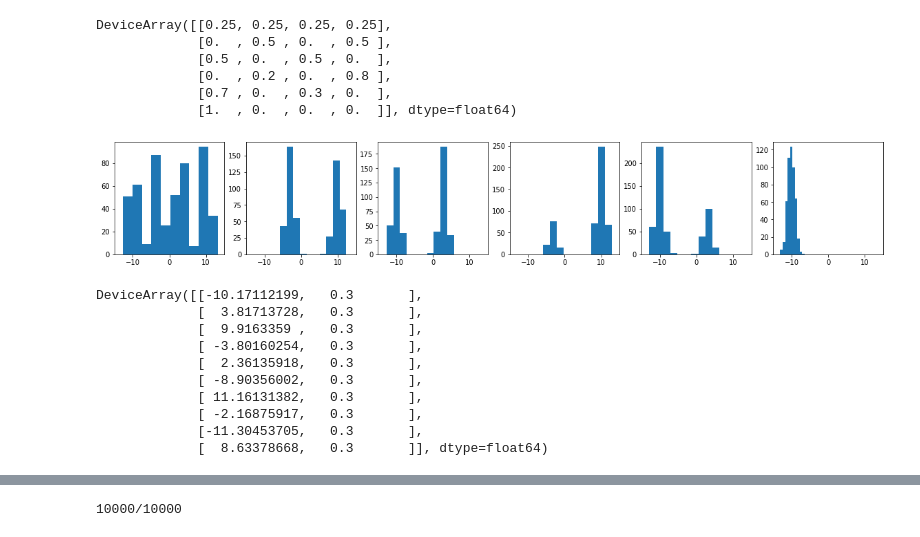
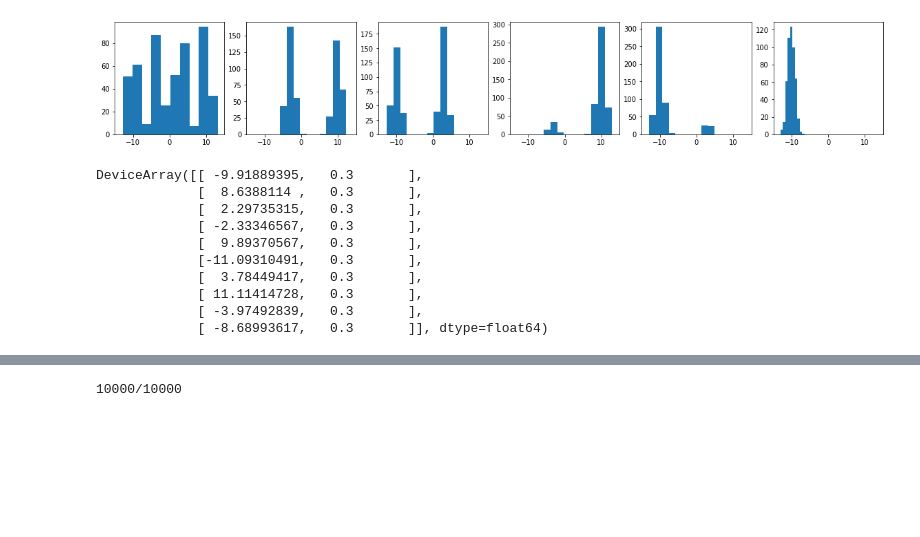
Before and after one commit to mberaha/nrmifactors, a Jupyter notebook: Simulation_1_mgp.ipynb, the cells around one changed output, grey strips where cells are left out. Drawn from its saved outputs; the diff is of its cells as text; code cells hidden in the pictures; blank space fills up the shorter version.

```diff
--- a/Simulation_1_mgp.ipynb
+++ b/Simulation_1_mgp.ipynb
@@ -34,8 +33,8 @@ probas = np.vstack(
     [np.ones(4),
      np.array([0.0, 1.0, 0.0, 1.0]),
      np.array([1.0, 0.0, 1.0, 0.0]),
-     np.array([0.0, 0.2, 0.0, 0.8]),
-     np.array([0.7, 0.0, 0.3, 0.0]),
+     np.array([0.0, 0.1, 0.0, 0.9]),
+     np.array([0.9, 0.0, 0.1, 0.0]),
      np.array([1.0, 0.0, 0.0, 0.0])
     ]
 )
@@ -50,19 +52,10 @@ data = tfd.Normal(means[clus], np.ones_like(clus, dtype=float)).sample(seed=subk
-# %%
-probas
-# %% [output]
-DeviceArray([[0.25, 0.25, 0.25, 0.25],
-             [0.  , 0.5 , 0.  , 0.5 ],
-             [0.5 , 0.  , 0.5 , 0.  ],
-             [0.  , 0.2 , 0.  , 0.8 ],
-             [0.7 , 0.  , 0.3 , 0.  ],
-             [1.  , 0.  , 0.  , 0.  ]], dtype=float64)
 # %%
 fig, axes = plt.subplots(nrows=1, ncols=ngroups, figsize=(20, 3))
 for i in range(ngroups):
-    axes[i].hist(data[i, :])
+    axes[i].hist(onp.array(data[i, :]))
     axes[i].set_xlim(-15, 15)
 # %% [output]
-[figure, old version]
+[figure, new version]
 # %%
 from sklearn.cluster import KMeans
 
@@ -84,16 +77,16 @@ init_atoms = np.hstack([means, np.ones_like(means) * 0.3])
 # %%
 init_atoms
 # %% [output]
-DeviceArray([[-10.17112199,   0.3       ],
-             [  3.81713728,   0.3       ],
-             [  9.9163359 ,   0.3       ],
-             [ -3.80160254,   0.3       ],
-             [  2.36135918,   0.3       ],
-             [ -8.90356002,   0.3       ],
-             [ 11.16131382,   0.3       ],
-             [ -2.16875917,   0.3       ],
-             [-11.30453705,   0.3       ],
-             [  8.63378668,   0.3       ]], dtype=float64)
+DeviceArray([[ -9.91889395,   0.3       ],
+             [  8.6388114 ,   0.3       ],
+             [  2.29735315,   0.3       ],
+             [ -2.33346567,   0.3       ],
+             [  9.89370567,   0.3       ],
+             [-11.09310491,   0.3       ],
+             [  3.78449417,   0.3       ],
+             [ 11.11414728,   0.3       ],
+             [ -3.97492839,   0.3       ],
+             [ -8.68993617,   0.3       ]], dtype=float64)
 # %%
 def get_lambda_mgp(phis, deltas):
     taus = np.cumprod(deltas, axis=-1)
```
Also changed, not shown: parts of 29 cells of this notebook, 7 other files.
